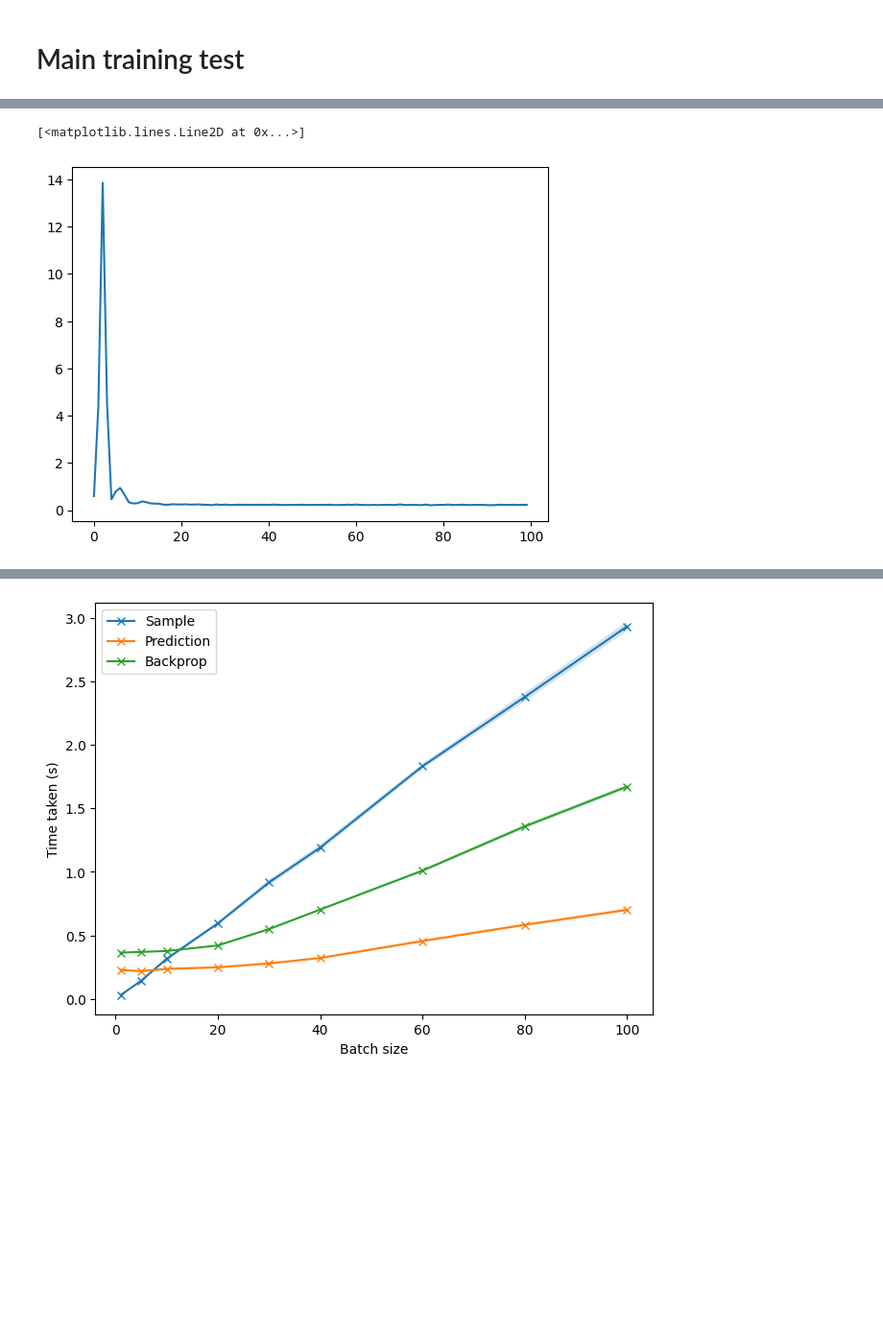
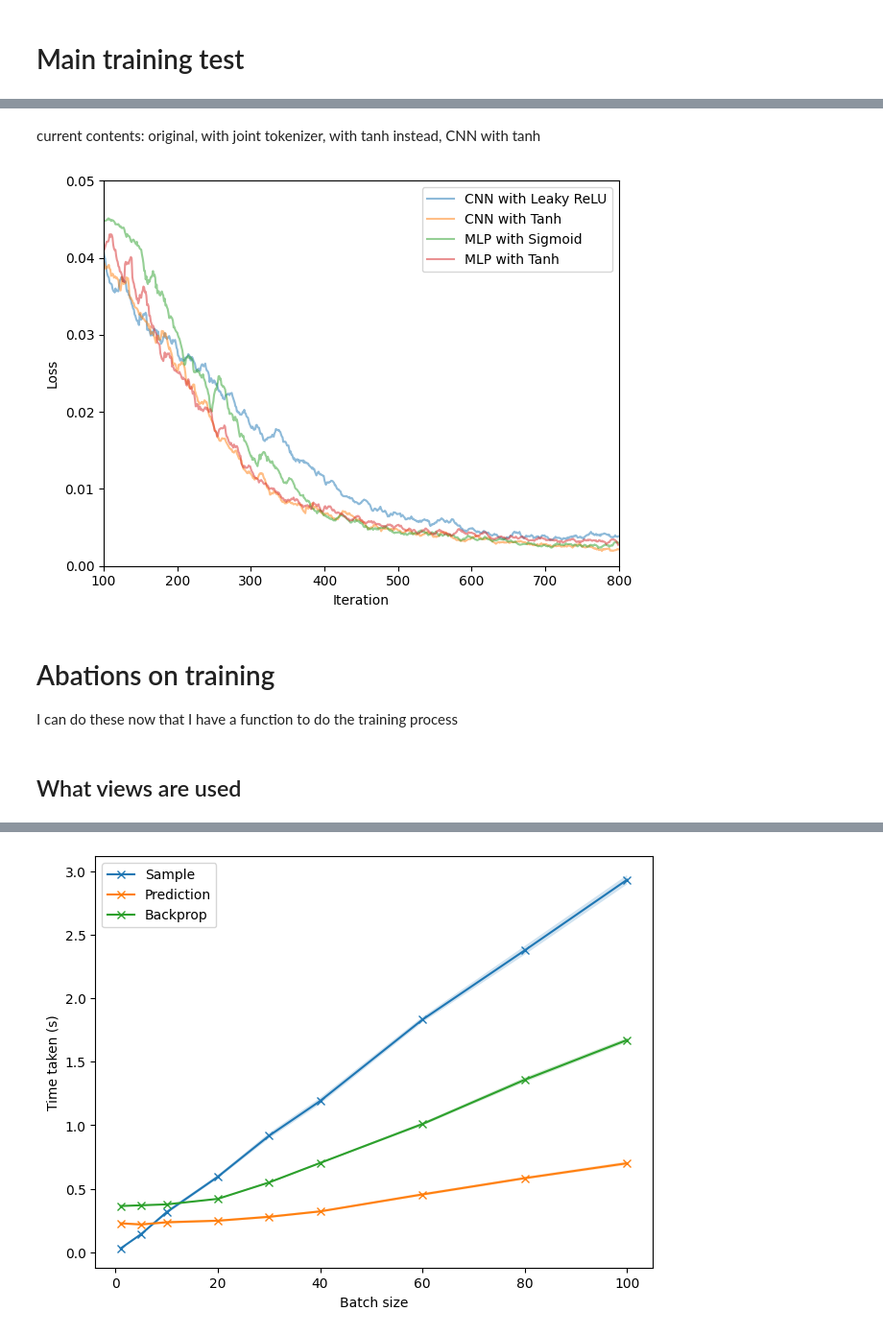
Before and after one commit to greenturtle1134/LAr-VGGT, a Jupyter notebook: train_test.ipynb, the cells around one changed output, grey strips where cells are left out. Shown: that part at 96% size. Drawn from its saved outputs; the diff is of its cells as text; code cells hidden in the pictures; blank space fills up the shorter version.

Commit message:
work for last day
various different options for model have been implemented

```diff
--- a/train_test.ipynb
+++ b/train_test.ipynb
@@ -32,12 +55,16 @@ Loaded 51800 events
 # %%
 # Initialize model and associated optimizer
-model = VGGT()
+model = VGGT(
+    tokenizer = IdentityTokenizer(),
+    aggregator = Aggregator(embed_dim=256),
+    depth_head = DepthHead(dim_in=512, activation=nn.LeakyReLU())
+)
 model = model.to(device)
 
-loss_fn = torch.nn.MSELoss()
-optimizer = torch.optim.Adam(model.parameters())
+# loss_fn = torch.nn.MSELoss()
+# optimizer = torch.optim.Adam(model.parameters())
 
-i = 0
+# iteration = 0
 
-history = list()
+# history = list()
 # %%
@@ -106,5 +149,33 @@ quaternions = torch.tensor(np.array([[r.as_quat() for r in row] for row in corre
+# %%
+saved_hists.append(history)
+# %% [markdown]
+current contents: original, with joint tokenizer, with tanh instead, CNN with tanh
 # %%
-plt.plot(history[:100])
+window = 10  # adjust as needed
+
+fig, ax = plt.subplots(layout="tight")
+
+to_graph = [history, saved_hists[3], saved_hists[0], saved_hists[2]]
+to_name = ["CNN with Leaky ReLU", "CNN with Tanh", "MLP with Sigmoid", "MLP with Tanh"]
+
+for i, (curve, name) in enumerate(zip(to_graph, to_name)):
+    # ax.scatter(range(len(curve)), curve, marker='x', alpha=0.1, color=f"C{i}")
+    ma_x = np.arange(window-1, len(curve))
+    moving_avg = np.convolve(curve, np.ones(window)/window, mode='valid')
+    ax.plot(ma_x, moving_avg, label=name, color=f"C{i}", alpha=0.5)
+
+ax.set_xlabel("Iteration")
+ax.set_ylabel("Loss")
+ax.legend()
+ax.set_xlim(100, 800)
+ax.set_ylim(0, 0.05)
+
+plt.show()
 # %% [output]
-[<matplotlib.lines.Line2D at 0x...>]
-[figure, old version]
+[figure, new version]
+# %% [markdown]
+# Abations on training
+
+I can do these now that I have a function to do the training process
+# %% [markdown]
+## What views are used
```
Also changed, not shown: parts of 12 cells of this notebook, 16 other files.
